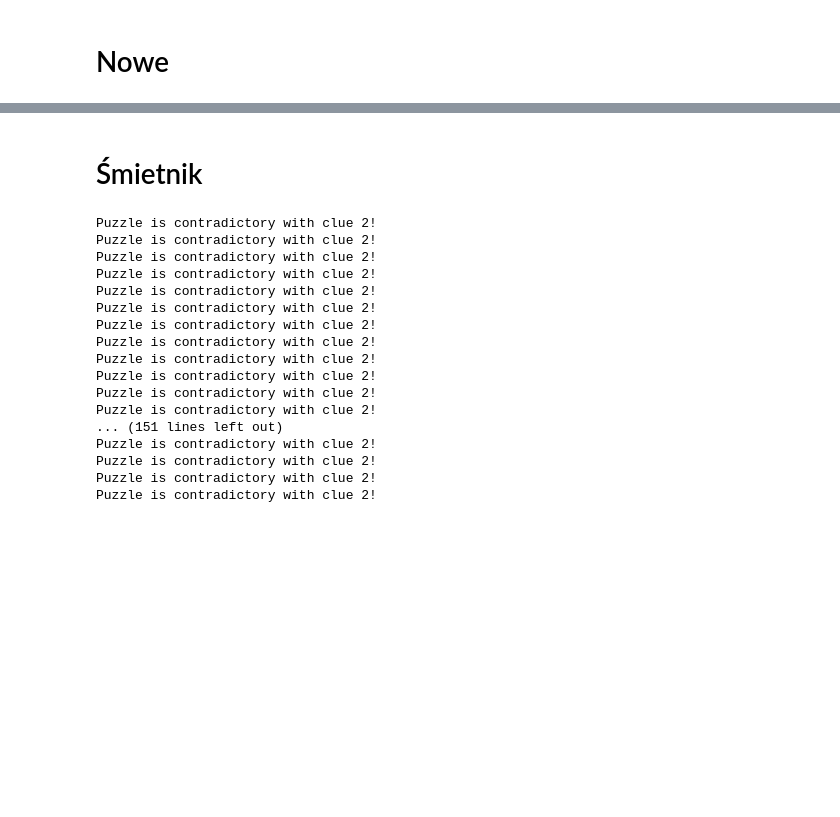
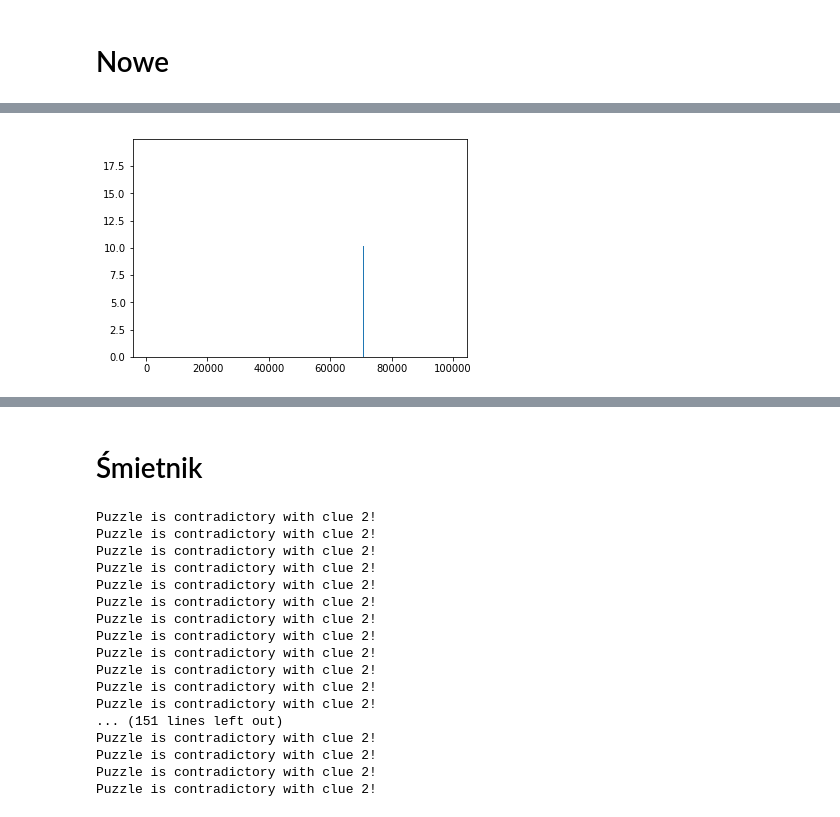
Before and after one commit to baneckik/logic_text_puzzles, a Jupyter notebook: first.ipynb, the cells around one changed output, grey strips where cells are left out. Cells and saved outputs as stored; diff of their text form; code cells hidden in the pictures; blank space fills up the shorter version.

```diff
--- a/first.ipynb
+++ b/first.ipynb
@@ -103,0 +138,6 @@ c.save()
+# %%
+import matplotlib.pyplot as plt
+plt.bar(df.seed, df.diff_post)
+plt.show()
+# %% [output]
+[figure, added]
```
Also changed, not shown: parts of 23 cells of this notebook.
